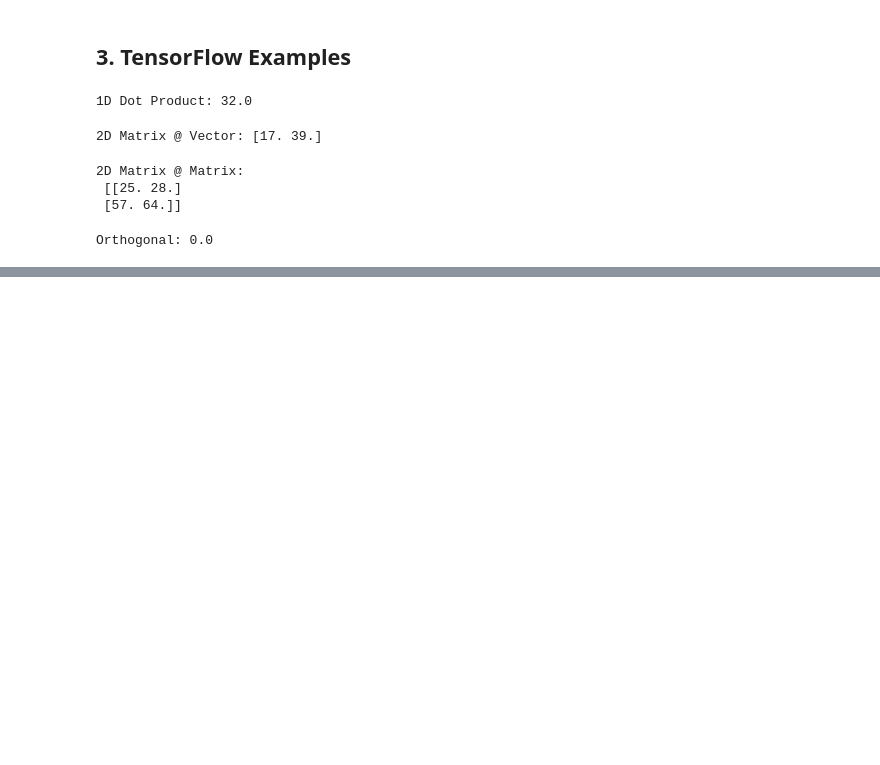
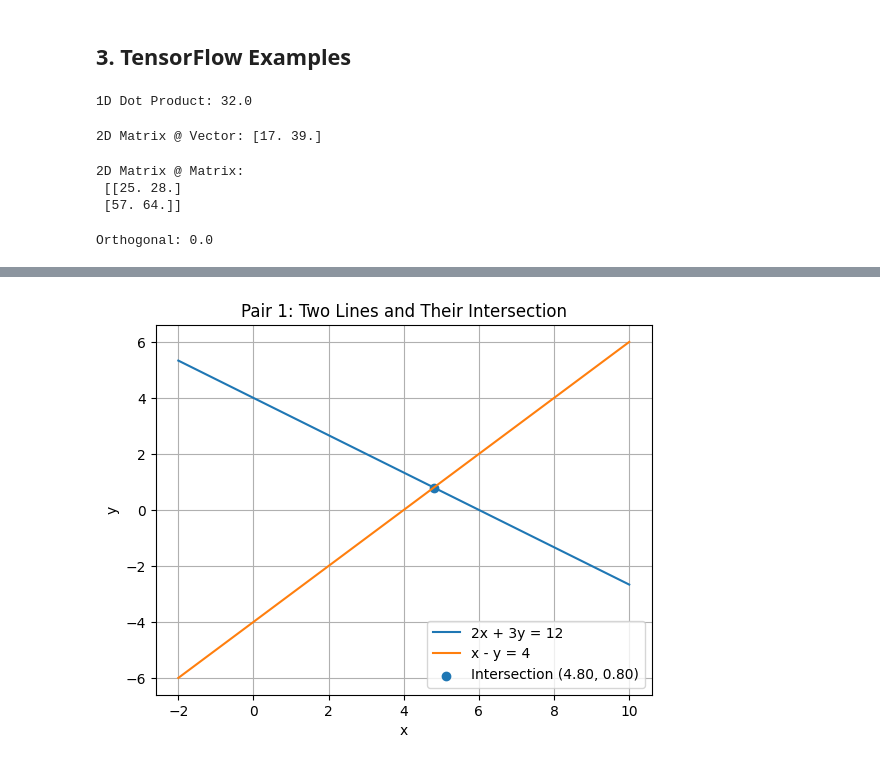
Before and after one commit to vishwajeetsinghrana8/Mathematics-for-ML, a Jupyter notebook: 2. Basic_Tensor_Operations.ipynb, the cells around one changed output, grey strips where cells are left out. Cells and saved outputs as stored; diff of their text form; code cells hidden in the pictures; blank space fills up the shorter version.

```diff
--- a/2. Basic_Tensor_Operations.ipynb
+++ b/2. Basic_Tensor_Operations.ipynb
@@ -1527,0 +1576,28 @@ print("3D Tensor Dot (axes=2):\n", tf.tensordot(X, Y, axes=[[2], [2]]).numpy())
+# %%
+import numpy as np
+import matplotlib.pyplot as plt
+
+# Lines: 2x + 3y = 12  -> y = (12 - 2x)/3
+#        x - y = 4     -> y = x - 4
+x_vals = np.linspace(-2, 10, 400)
+y1 = (12 - 2*x_vals) / 3
+y2 = x_vals - 4
+# %%
+# Intersection via NumPy
+A = np.array([[2, 3],
+              [1, -1]], dtype=float)
+b = np.array([12, 4], dtype=float)
+xi, yi = np.linalg.solve(A, b)
+# %%
+plt.figure()
+plt.plot(x_vals, y1, label="2x + 3y = 12")
+plt.plot(x_vals, y2, label="x - y = 4")
+plt.scatter([xi], [yi], label=f"Intersection ({xi:.2f}, {yi:.2f})")
+plt.xlabel("x")
+plt.ylabel("y")
+plt.title("Pair 1: Two Lines and Their Intersection")
+plt.legend()
+plt.grid(True)
+plt.show()
+# %% [output]
+[figure, added]
```
Also changed, not shown: parts of 20 cells of this notebook.
